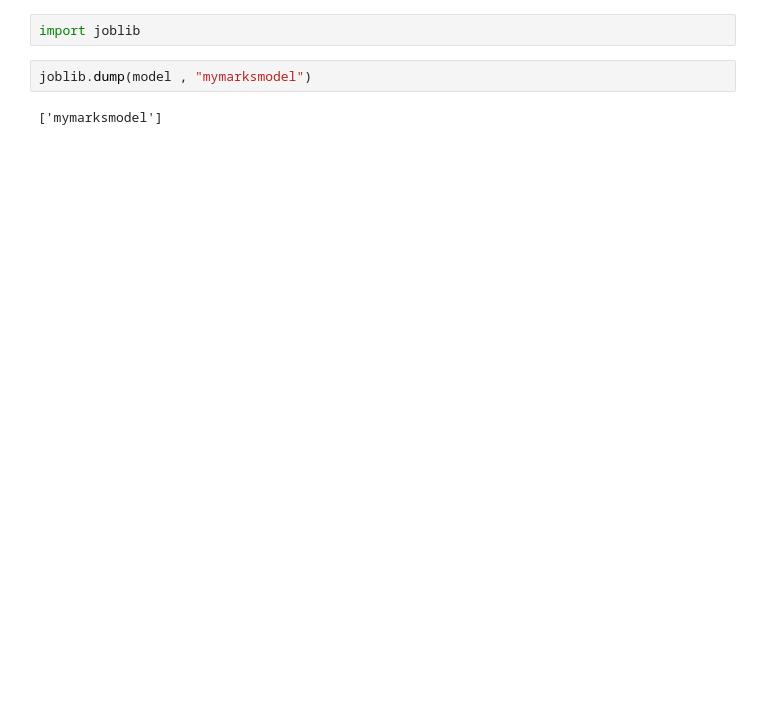
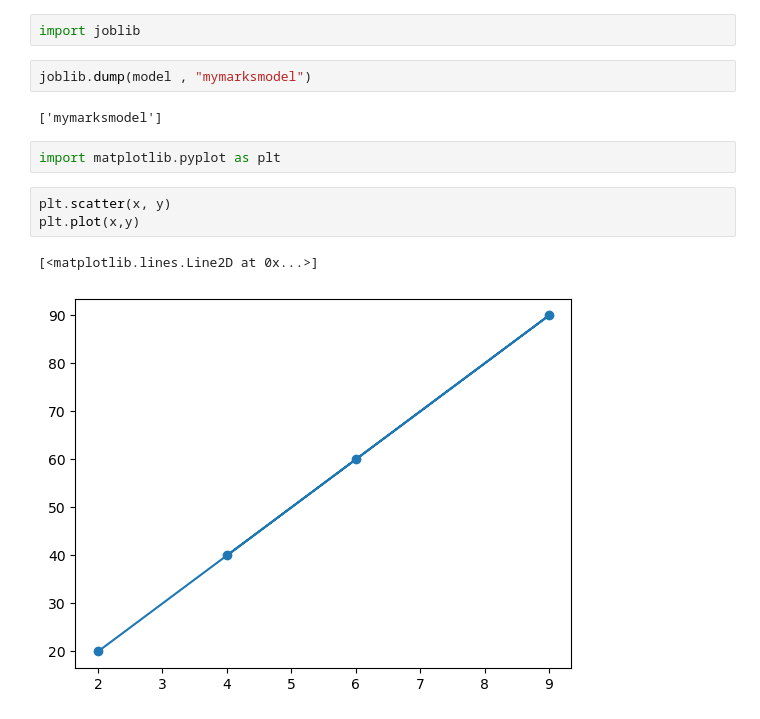
Before and after one commit to Prashant-9162/Free_ML_Explorer_training_2025_batch_2, a Jupyter notebook: Untitled.ipynb, the cells around one changed output. Saved outputs shown, nothing was run; the diff lists cells and outputs as text; blank space fills up the shorter version.

```diff
--- a/Untitled.ipynb
+++ b/Untitled.ipynb
@@ -96,3 +108,11 @@ import joblib
 joblib.dump(model , "mymarksmodel")
 # %% [output]
 ['mymarksmodel']
+# %%
+import matplotlib.pyplot as plt
+# %%
+plt.scatter(x, y)
+plt.plot(x,y)
+# %% [output]
+[<matplotlib.lines.Line2D at 0x...>]
+[figure, added]
```
Also changed, not shown: parts of 2 cells of this notebook, 3 other files.
